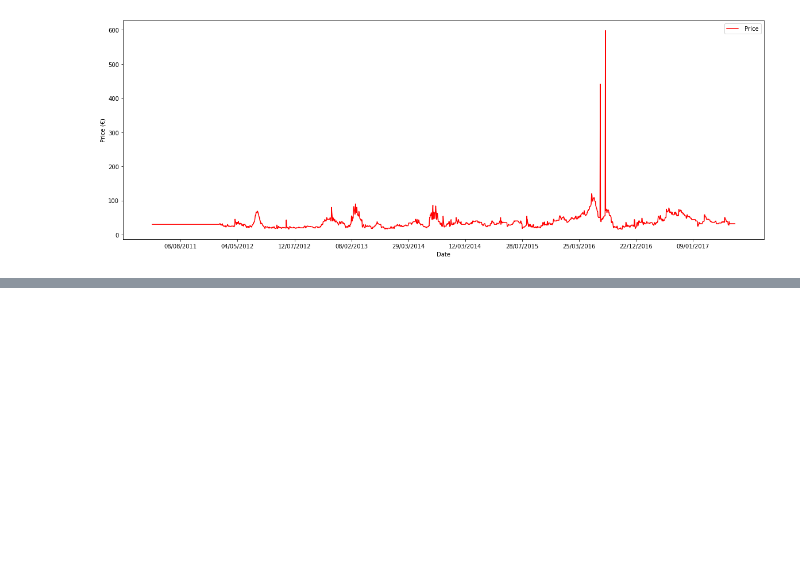
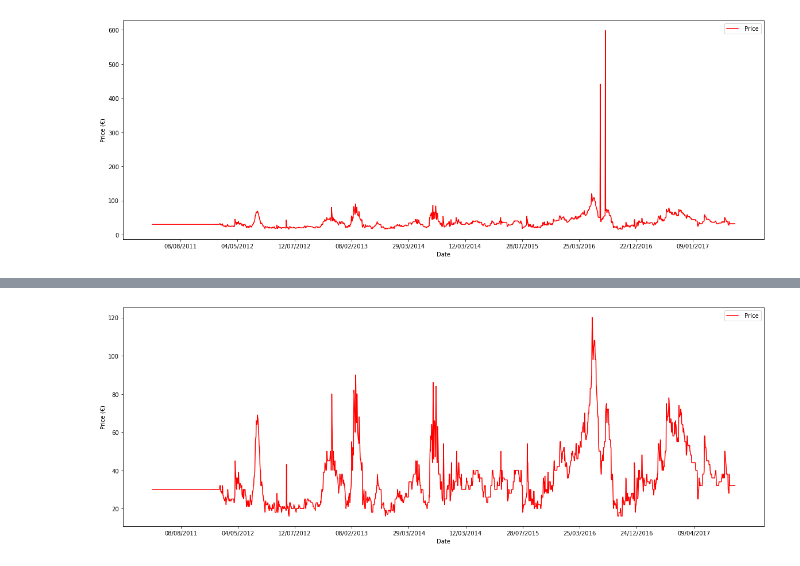
Before and after one commit to AlexandraAlmeidaGithub/Upskill, a Jupyter notebook: Projeto Alexandra Almeida.ipynb, the cells around one changed output, grey strips where cells are left out. Cells and saved outputs as stored; diff of their text form; code cells hidden in the pictures; blank space fills up the shorter version.

```diff
--- a/Projeto Alexandra Almeida.ipynb
+++ b/Projeto Alexandra Almeida.ipynb
@@ -41,6 +39,7 @@ df.drop(columns = ['datesk','Item Name'], inplace=True)
 # %%
 # remove rows where price is 0
 df = df[~(df['price']== 0)]
+df.reset_index(drop=True, inplace=True)
 df.shape
 # %% [output]
 (2048, 2)
@@ -73,0 +89,13 @@ plt.show()
+# %%
+outliers = df.index[[1574,1592]]
+df.drop(outliers, inplace=True)
+# %%
+plt.figure(figsize=(20,7))
+plt.plot(df['Date'].values, df['price'].values, label = ' Price', color = 'red')
+plt.xticks(np.arange(100,df.shape[0],200))
+plt.xlabel('Date')
+plt.ylabel('Price (€)')
+plt.legend()
+plt.show()
+# %% [output]
+[figure, added]
```
Also changed, not shown: parts of 2 cells of this notebook.
